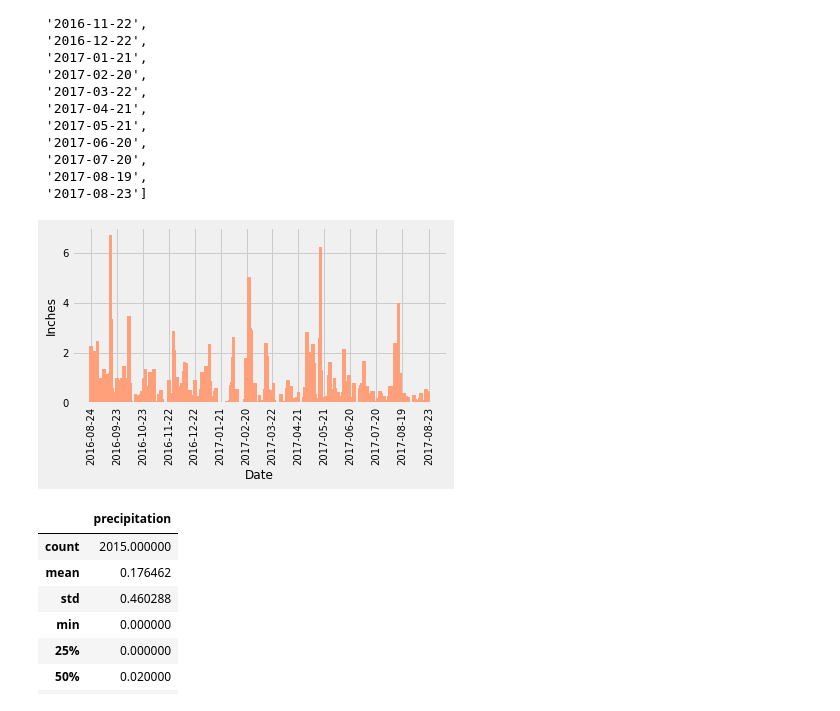
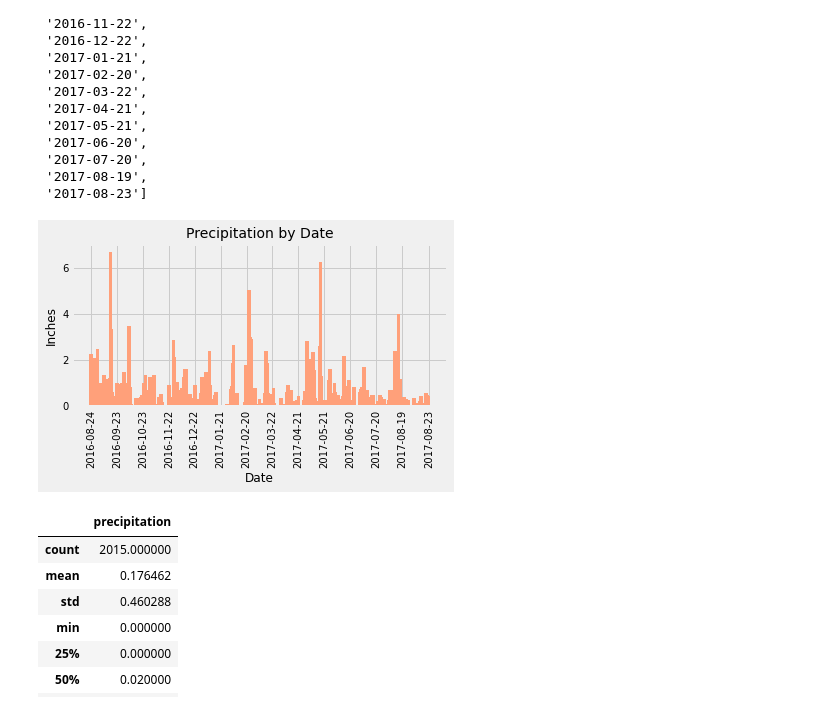
Before and after one commit to kmspitzer/Hawaii-Weather-Station-Analysis, a Jupyter notebook: climate_analysis.ipynb, the cells around one changed output. Drawn from its saved outputs; the diff is of its cells as text; code cells hidden in the pictures.

```diff
--- a/climate_analysis.ipynb
+++ b/climate_analysis.ipynb
@@ -157,30 +191,32 @@ labels
  '2017-08-19',
  '2017-08-23']
 # %%
+# create a bar chart showing inches of precipitation by date
 fig, prec = plt.subplots()
 
 prec.bar(dates, precip, color="lightsalmon", width=4.0)
 
-# force the location of the xticks -- monthly ticks are too many to read on the x axis.
-# label with the year, instead
+# force the location of the xticks -- a year's worth of ticks are too many to read on the x axis.
 x_formatter = FixedFormatter(labels)
 x_locator = FixedLocator([0, 28, 56, 84, 112, 140, 168, 196, 224, 252, 280, 308, 336, 365])
 
 prec.xaxis.set_major_formatter(x_formatter)
 prec.xaxis.set_major_locator(x_locator)
 
+# set title and axis labels
+plt.title("Precipitation by Date", fontsize=14)
 plt.ylabel("Inches", fontsize=12)
 plt.xlabel("Date", fontsize=12)
 plt.xticks(fontsize=10, rotation=90)
 plt.yticks(fontsize=10)
 
-
+# save chart to a PNG
 plt.tight_layout()
 plt.savefig("output/precipitation_bar.png")
 
 plt.show()
 # %% [output]
-[figure, old version]
+[figure, new version]
 # %%
 # Use Pandas to calculate the summary statistics for the precipitation data
 sorted_df.describe()
```
Also changed, not shown: parts of 23 cells of this notebook, 2 other files.
